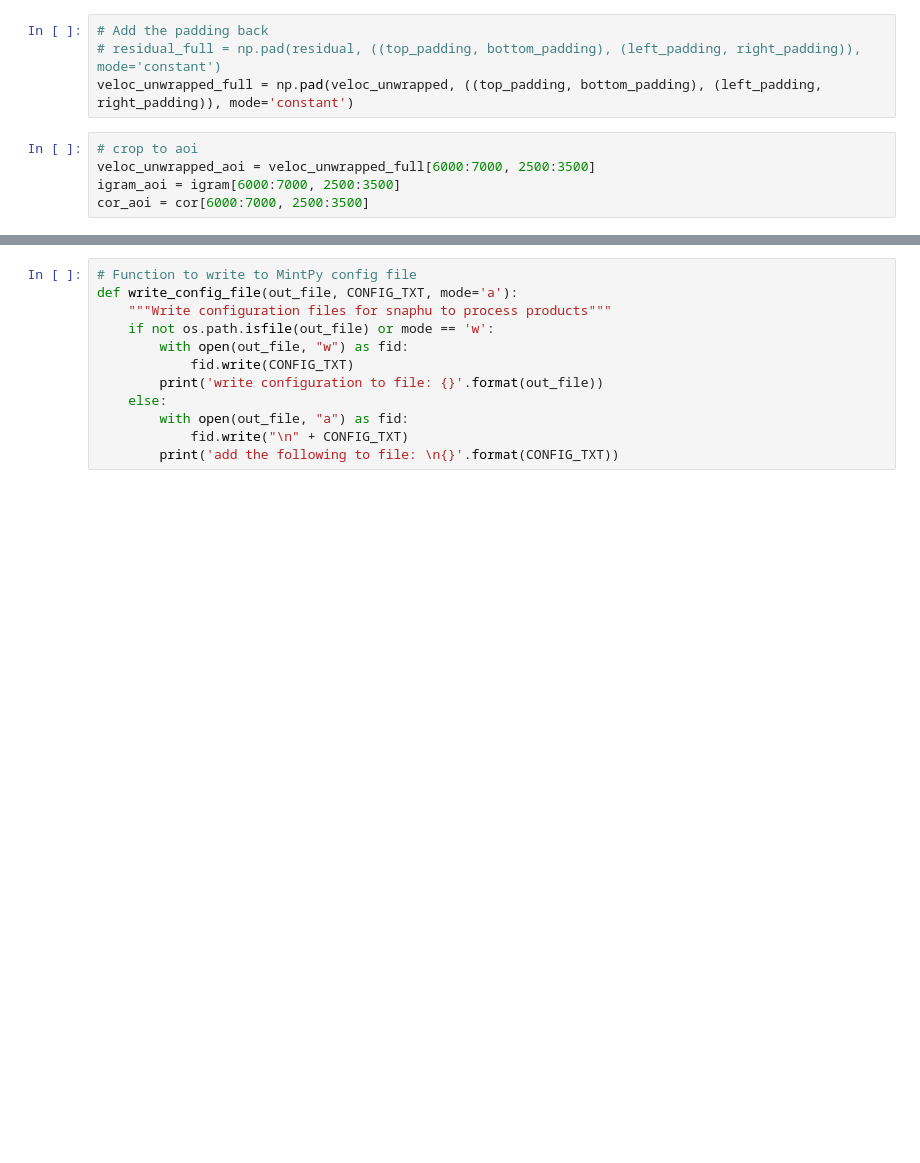
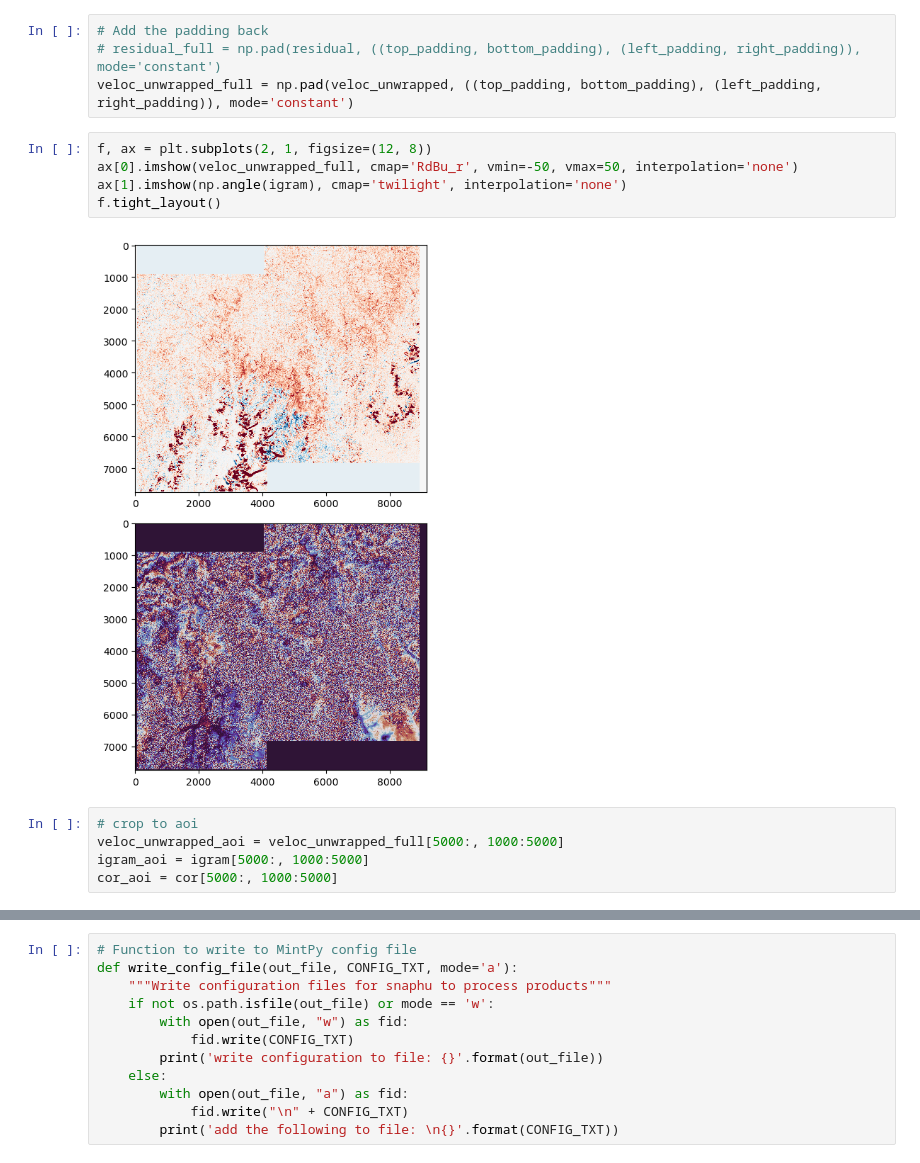
Before and after one commit to gbrencher/ffits, a Jupyter notebook: nbs/imja/agu_push/explore_unwrapping_correction.ipynb, the cells around one changed output, grey strips where cells are left out. Saved outputs shown, nothing was run; the diff lists cells and outputs as text; blank space fills up the shorter version.

```diff
--- a/nbs/imja/agu_push/explore_unwrapping_correction.ipynb
+++ b/nbs/imja/agu_push/explore_unwrapping_correction.ipynb
@@ -118,11 +119,18 @@ veloc_unwrapped = (veloc_filtered-0.6)*(12/365)*(12.5663706/0.05546576)
 # Add the padding back
 # residual_full = np.pad(residual, ((top_padding, bottom_padding), (left_padding, right_padding)), mode='constant')
 veloc_unwrapped_full = np.pad(veloc_unwrapped, ((top_padding, bottom_padding), (left_padding, right_padding)), mode='constant')
+# %%
+f, ax = plt.subplots(2, 1, figsize=(12, 8))
+ax[0].imshow(veloc_unwrapped_full, cmap='RdBu_r', vmin=-50, vmax=50, interpolation='none')
+ax[1].imshow(np.angle(igram), cmap='twilight', interpolation='none')
+f.tight_layout()
+# %% [output]
+[figure, added]
 # %%
 # crop to aoi
-veloc_unwrapped_aoi = veloc_unwrapped_full[6000:7000, 2500:3500]
-igram_aoi = igram[6000:7000, 2500:3500]
-cor_aoi = cor[6000:7000, 2500:3500]
+veloc_unwrapped_aoi = veloc_unwrapped_full[5000:, 1000:5000]
+igram_aoi = igram[5000:, 1000:5000]
+cor_aoi = cor[5000:, 1000:5000]
 # %%
 f, ax = plt.subplots(2, 1, figsize=(12, 8))
 ax[0].imshow(np.flip(veloc_unwrapped_aoi, 0), cmap='RdBu_r', vmin=-50, vmax=50, interpolation='none')
```
Also changed, not shown: parts of 15 cells of this notebook.
